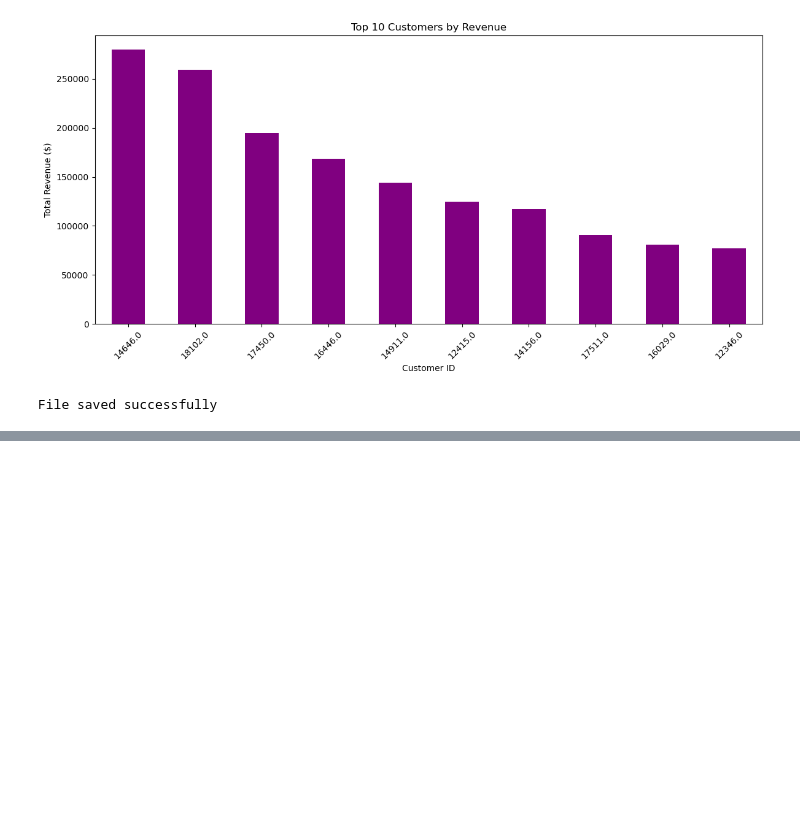
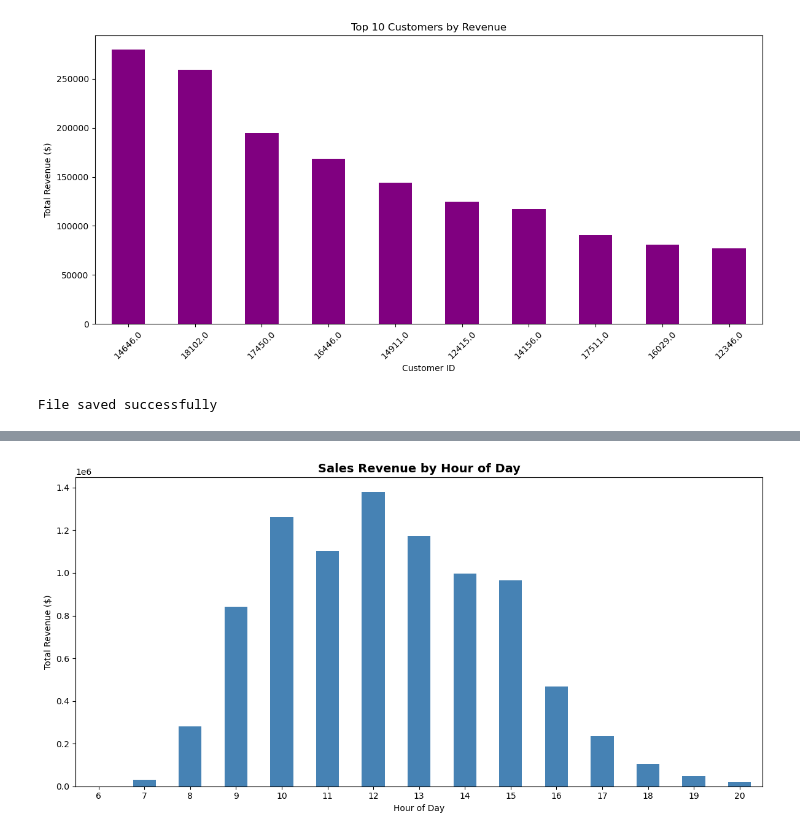
Before and after one commit to Saad-TheAnalyst/Ecommerce-Sales-Customer-Analysis, a Jupyter notebook: ecommerce_analysis.ipynb, the cells around one changed output, grey strips where cells are left out. Cells and saved outputs as stored; diff of their text form; code cells hidden in the pictures; blank space fills up the shorter version.

```diff
--- a/ecommerce_analysis.ipynb
+++ b/ecommerce_analysis.ipynb
@@ -285,0 +292,18 @@ File saved successfully
+# %%
+import pandas as pd
+import matplotlib.pyplot as plt
+import seaborn as sns
+import numpy as np
+
+df = pd.read_csv('data.csv', encoding='unicode_escape')
+df = df[~df['InvoiceNo'].astype(str).str.startswith('C')]
+df = df[df['Quantity'] > 0]
+df = df[df['UnitPrice'] > 0]
+df = df.dropna(subset=['CustomerID', 'Description'])
+df['InvoiceDate'] = pd.to_datetime(df['InvoiceDate'])
+df['Month'] = df['InvoiceDate'].dt.month
+df['Year'] = df['InvoiceDate'].dt.year
+df['Hour'] = df['InvoiceDate'].dt.hour
+df['TotalRevenue'] = df['Quantity'] * df['UnitPrice']
+print('Data loaded successfully')
+print(df.shape)
@@ -285,0 +393,8 @@ File saved successfully
+# %%
+##   Hourly Sales Pattern
+
+hourly_sales = df.groupby('Hour')['TotalRevenue'].sum()
+print("=== HOURLY SALES PATTERN ===")
+print(hourly_sales)
+print(f"\nPeak Sales Hour: {hourly_sales.idxmax()}:00")
+print(f"Lowest Sales Hour: {hourly_sales.idxmin()}:00")
@@ -285,0 +499,13 @@ File saved successfully
+# %%
+##  Hourly Sales Pattern
+
+plt.figure(figsize=(12,6))
+hourly_sales.plot(kind='bar', color='steelblue')
+plt.title('Sales Revenue by Hour of Day', fontsize=14, fontweight='bold')
+plt.xlabel('Hour of Day')
+plt.ylabel('Total Revenue ($)')
+plt.xticks(rotation=0)
+plt.tight_layout()
+plt.show()
+# %% [output]
+[figure, added]
```
Also changed, not shown: parts of 16 cells of this notebook, 2 other files.
